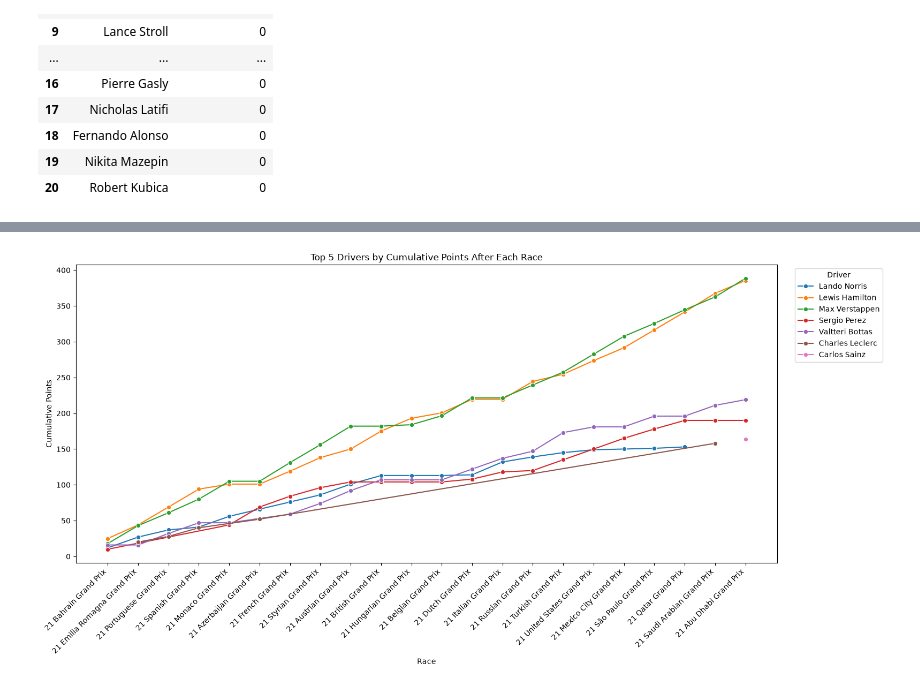
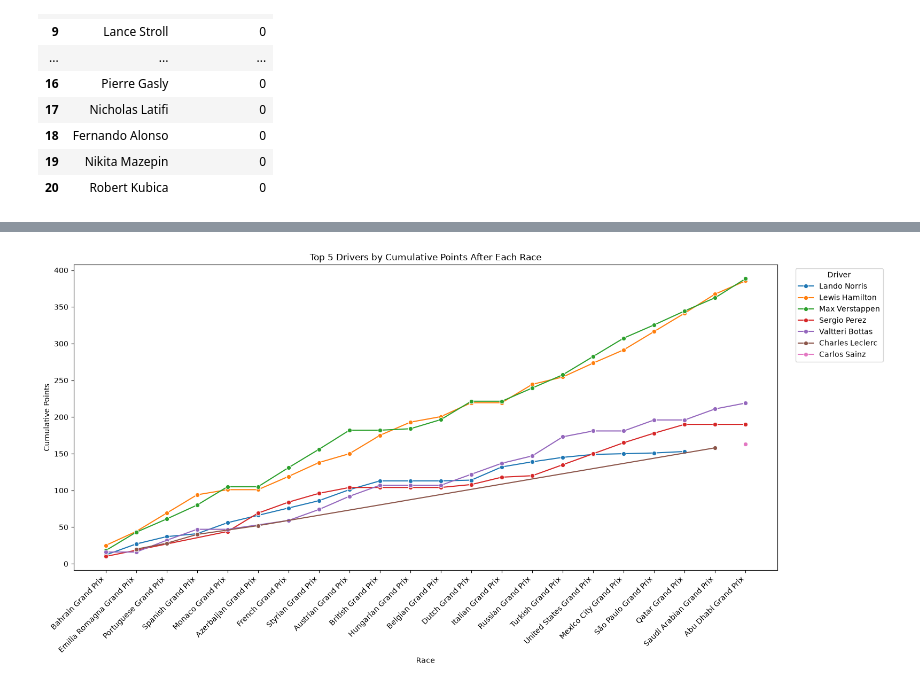
Before and after one commit to skyaax/f1_project, a Jupyter notebook: f1.ipynb, the cells around one changed output, grey strips where cells are left out. Drawn from its saved outputs; the diff is of its cells as text; code cells hidden in the pictures.

Commit message:
added standings graph

```diff
--- a/f1.ipynb
+++ b/f1.ipynb
@@ -457,7 +439,7 @@ This chart shows the championship progression over time. For each race, points a
 # %%
 # Build cumulative points by race
+# used copilot for this section
 standings = results_analysis[results_analysis["season"] == 2021].copy()
-standings = standings.rename(columns={"race_Id": "race_id"})
 
 # Some race_result tables may contain multiple rows per driver/race in edge cases,
 # so aggregate safely to one row per driver per race
@@ -490,32 +472,32 @@ standings["rank_after_race"] = (
 top5_each_race = standings[standings["rank_after_race"] <= 5].copy()
 
 # Keep x-axis readable
 top5_each_race["race_label"] = (
     top5_each_race["season"].astype(str) + " - " + top5_each_race["race_name"]
 )
 
 plt.figure(figsize=(16, 8))
 sns.lineplot(
     data=top5_each_race,
     x="race_round",
     y="cumulative_points",
     hue="full_name",
     marker="o"
 )
 
 # Show fewer x ticks for readability
 tick_step = max(1, len(race_order) // 12)
 tick_positions = race_order["race_round"].iloc[::tick_step]
 tick_labels = (
-    race_order["season"].astype(str).str[-2:] + " " + race_order["race_name"]
+    race_order["race_name"]
 ).iloc[::tick_step]
 
 plt.xticks(tick_positions, tick_labels, rotation=45, ha="right")
 plt.title("Top 5 Drivers by Cumulative Points After Each Race")
 plt.xlabel("Race")
 plt.ylabel("Cumulative Points")
 plt.legend(title="Driver", bbox_to_anchor=(1.02, 1), loc="upper left")
 plt.tight_layout()
 plt.show()
 # %% [output]
-[figure, old version]
+[figure, new version]
```
Also changed, not shown: parts of 2 cells of this notebook.
